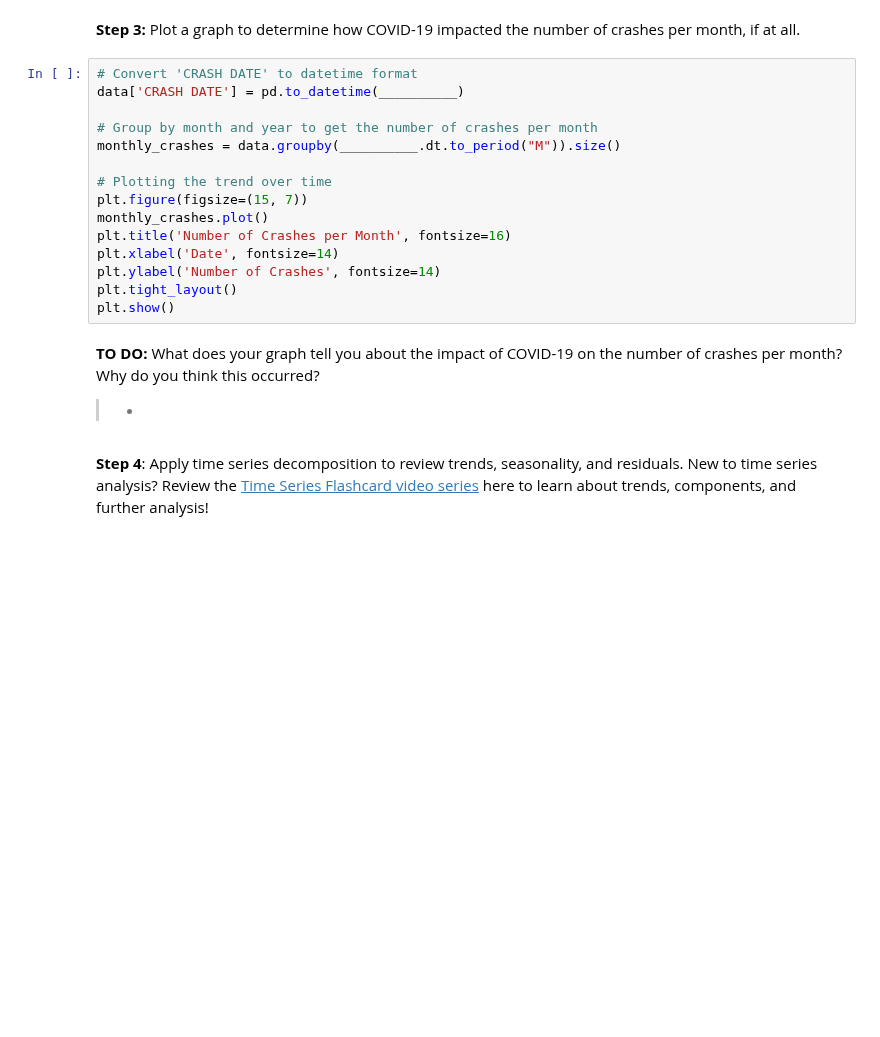
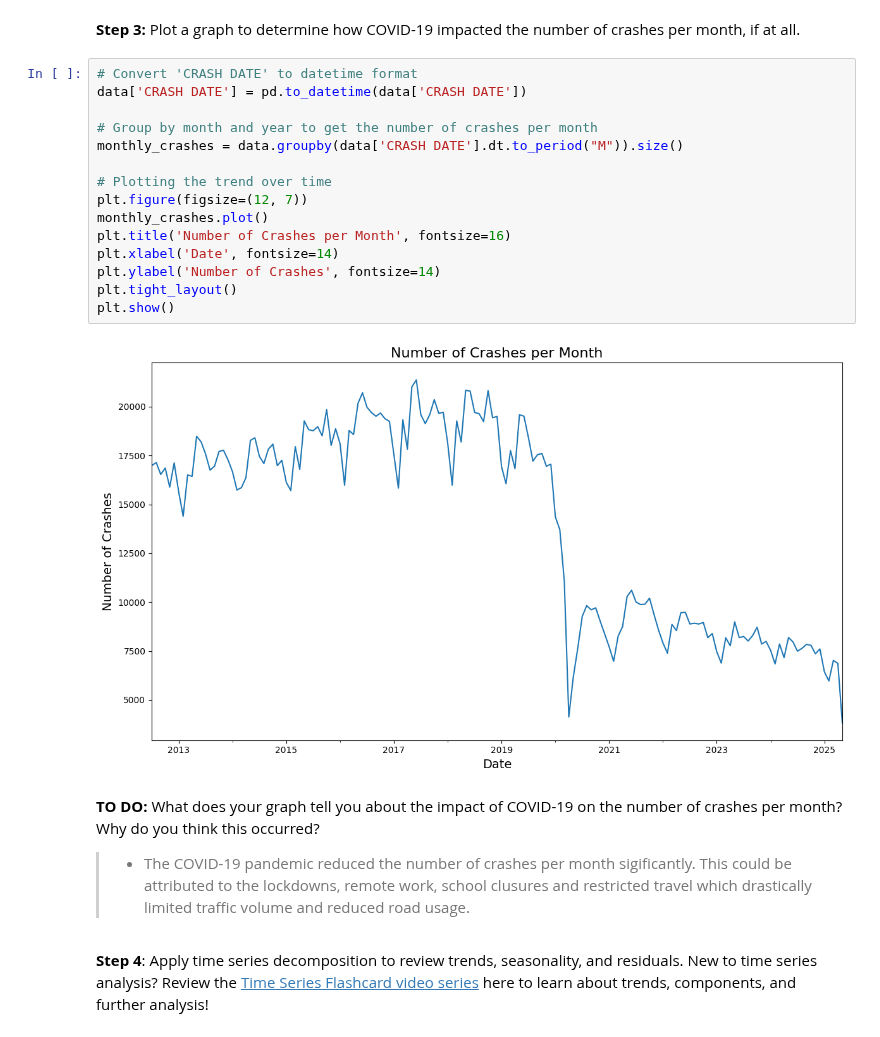
Before and after one commit to chipojaya1/myNEBDHub, a Jupyter notebook: Explorer_TDSP_Chipo_Jaya.ipynb, the cells around one changed output. Drawn from its saved outputs; the diff is of its cells as text; blank space fills up the shorter version.

```diff
--- a/Explorer_TDSP_Chipo_Jaya.ipynb
+++ b/Explorer_TDSP_Chipo_Jaya.ipynb
@@ -413,23 +425,25 @@ plt.show()
 Plot a graph to determine how COVID-19 impacted the number of crashes per month, if at all.
 # %%
 # Convert 'CRASH DATE' to datetime format
-data['CRASH DATE'] = pd.to_datetime(__________)
+data['CRASH DATE'] = pd.to_datetime(data['CRASH DATE'])
 
 # Group by month and year to get the number of crashes per month
-monthly_crashes = data.groupby(__________.dt.to_period("M")).size()
+monthly_crashes = data.groupby(data['CRASH DATE'].dt.to_period("M")).size()
 
 # Plotting the trend over time
-plt.figure(figsize=(15, 7))
+plt.figure(figsize=(12, 7))
 monthly_crashes.plot()
 plt.title('Number of Crashes per Month', fontsize=16)
 plt.xlabel('Date', fontsize=14)
 plt.ylabel('Number of Crashes', fontsize=14)
 plt.tight_layout()
 plt.show()
+# %% [output]
+[figure, added]
 # %% [markdown]
 **TO DO:** What does your graph tell you about the impact of COVID-19 on the number of crashes per month? Why do you think this occurred?
 
-> *
+> *  The COVID-19 pandemic reduced the number of crashes per month sigificantly. This could be attributed to the lockdowns, remote work, school clusures and restricted travel which drastically  limited traffic volume and  reduced road usage.
 # %% [markdown]
 **Step 4**: Apply time series decomposition to review trends, seasonality, and residuals. New to time series analysis? Review the [Time Series Flashcard video series](https://youtube.com/playlist?list=PLNs9ZO9jGtUAqd0CNKySksPJJaOqYPMvk&feature=shared) here to learn about trends, components, and further analysis!
 # %%
```
Also changed, not shown: parts of 12 cells of this notebook.
